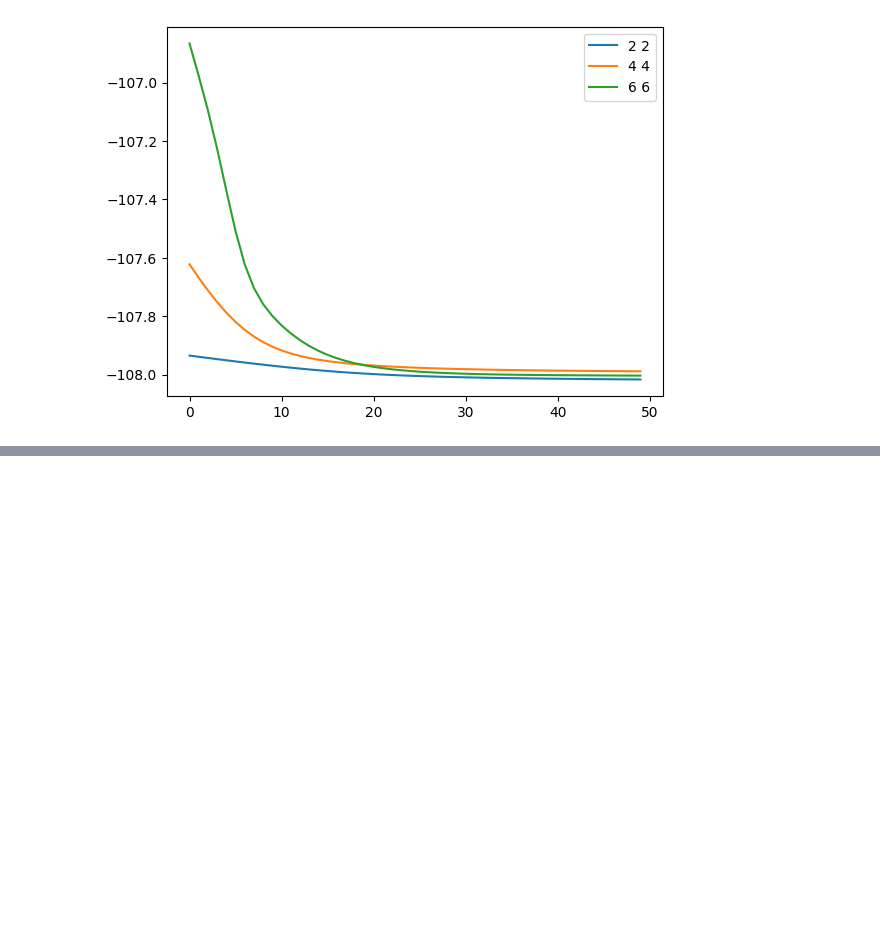
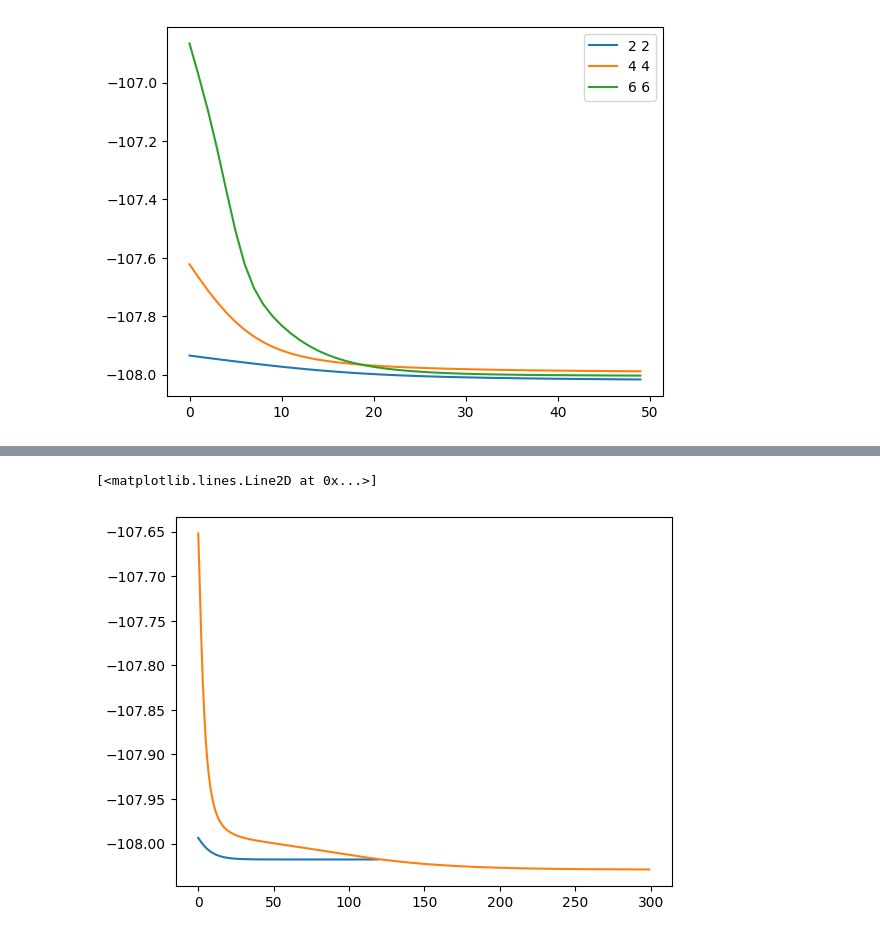
Before and after one commit to azhar-ikhtiarudin/variational-quantum-eigensolver, a Jupyter notebook: PennyLane/N2H4/active_space_vqe/data/visualizer_vqe.ipynb, the cells around one changed output, grey strips where cells are left out. Drawn from its saved outputs; the diff is of its cells as text; code cells hidden in the pictures; blank space fills up the shorter version.

```diff
--- a/PennyLane/N2H4/active_space_vqe/data/visualizer_vqe.ipynb
+++ b/PennyLane/N2H4/active_space_vqe/data/visualizer_vqe.ipynb
@@ -18,0 +32,9 @@ plt.legend()
+# %%
+vqe_120_2_2 = np.loadtxt('N2H4_120_2_2.txt', delimiter=',')
+vqe_300_4_4 = np.loadtxt('N2H4_300_4_4.txt', delimiter=',')
+
+plt.plot(vqe_120_2_2)
+plt.plot(vqe_300_4_4)
+# %% [output]
+[<matplotlib.lines.Line2D at 0x...>]
+[figure, added]
```
Also changed, not shown: parts of 1 cell of this notebook, 16 other files.
